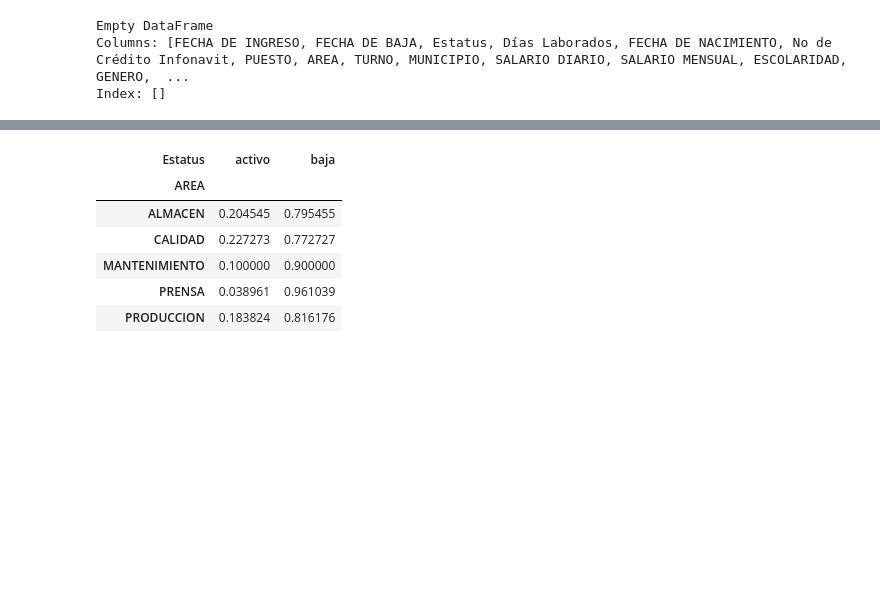
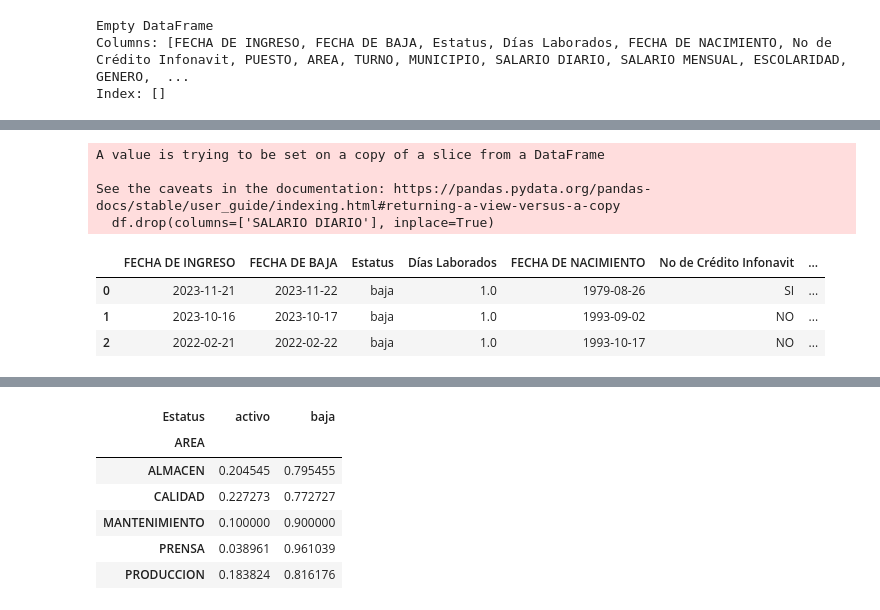
Before and after one commit to Jolmed26/PrediccionRotacionPersonal, a Jupyter notebook: src/EDA.ipynb, the cells around one changed output, grey strips where cells are left out. Saved outputs shown, nothing was run; the diff lists cells and outputs as text; code cells hidden in the pictures; blank space fills up the shorter version.

```diff
--- a/src/EDA.ipynb
+++ b/src/EDA.ipynb
@@ -544,0 +582,19 @@ df_0_0.shape
+# %%
+# Salario diario
+# Se elimina salario dario ya que aporta la misma información que salario mensual
+
+try:
+    df.drop(columns=['SALARIO DIARIO'], inplace=True)
+except:
+    next
+
+df.head(3)
+# %% [output]
+A value is trying to be set on a copy of a slice from a DataFrame
+
+See the caveats in the documentation: https://pandas.pydata.org/pandas-docs/stable/user_guide/indexing.html#returning-a-view-versus-a-copy
+  df.drop(columns=['SALARIO DIARIO'], inplace=True)
+|  | FECHA DE INGRESO | FECHA DE BAJA | Estatus | Días Laborados | FECHA DE NACIMIENTO | No de Crédito Infonavit | ... |
+| 0 | 2023-11-21 | 2023-11-22 | baja | 1.0 | 1979-08-26 | SI | ... |
+| 1 | 2023-10-16 | 2023-10-17 | baja | 1.0 | 1993-09-02 | NO | ... |
+| 2 | 2022-02-21 | 2022-02-22 | baja | 1.0 | 1993-10-17 | NO | ... |
```
Also changed, not shown: parts of 38 cells of this notebook.
